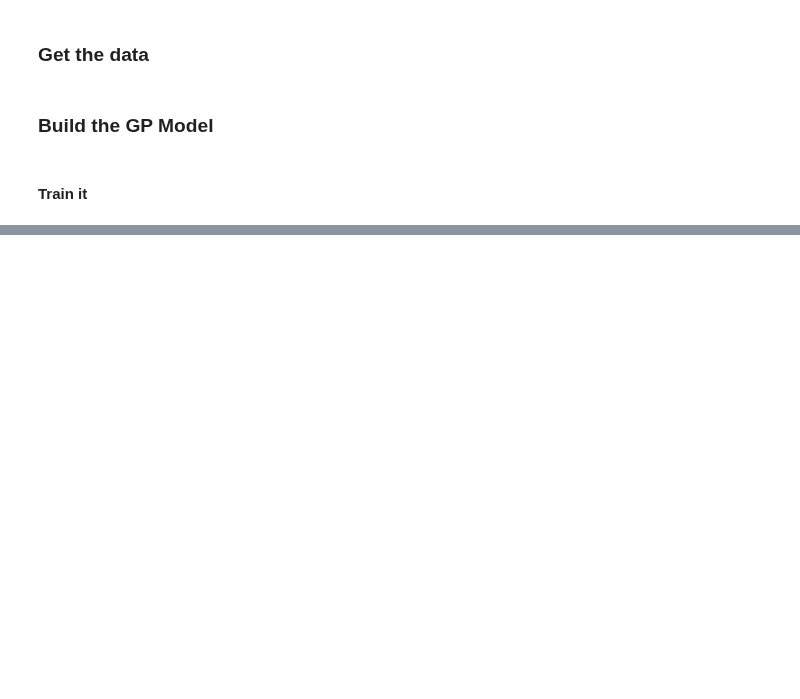
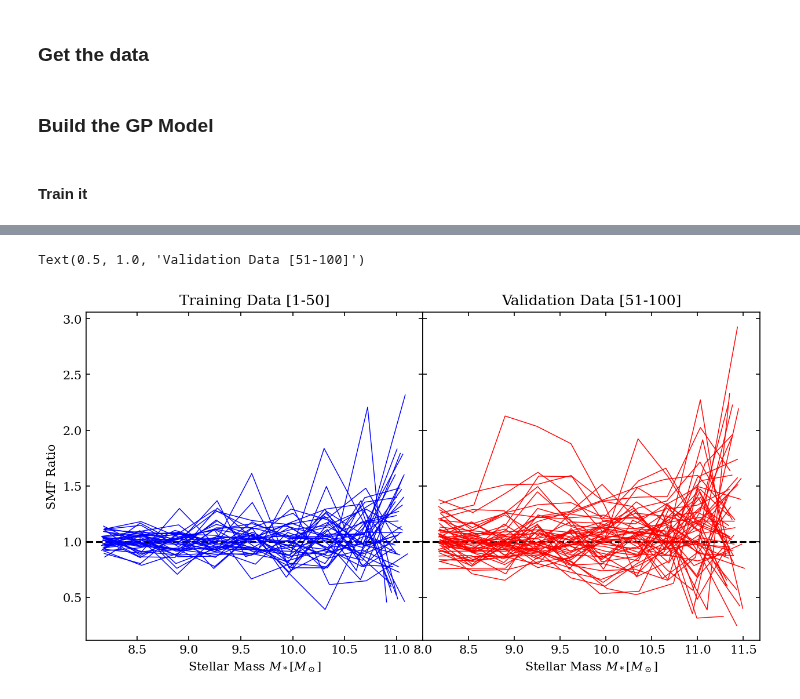
Before and after one commit to fgmaion/MTNG-resims, a Jupyter notebook: Notebooks/GP.ipynb, the cells around one changed output, grey strips where cells are left out. Cells and saved outputs as stored; diff of their text form; code cells hidden in the pictures; blank space fills up the shorter version.

```diff
--- a/Notebooks/GP.ipynb
+++ b/Notebooks/GP.ipynb
@@ -169,0 +281,39 @@ Text(0, 0.5, 'SMF')
+# %%
+with torch.no_grad():
+    # Initialize plot
+    f, ax = plt.subplots(1, 2, figsize=(10, 5), dpi=150, sharey=True)
+
+    plt.subplots_adjust(wspace=0, hspace=0)
+
+    # Get upper and lower confidence bounds
+    lower1, upper1 = observed_pred1.confidence_region()
+    lower2, upper2 = observed_pred2.confidence_region()
+    # Plot training data as black stars
+    ax[0].axhline(1, color='k', ls='--')
+    ax[1].axhline(1, color='k', ls='--')
+
+    for i in range(40):
+        with torch.no_grad(), gpytorch.settings.fast_pred_var():
+            test_x1 = torch.asarray(pars(train_sel[i], np.log10(smf[train_sel[i]]['mstar'][:-5])), dtype=torch.float)
+            observed_pred1 = likelihood(model(test_x1))
+            lower1, upper1 = observed_pred1.confidence_region()
+
+        ax[0].plot(np.log10(smf[train_sel[i]]['mstar'][:-5]),  smf[train_sel[i]]['smf'][:-5] / 10**observed_pred1.mean.numpy(), color='b', lw=0.7)
+
+    for i in range(60):
+        with torch.no_grad(), gpytorch.settings.fast_pred_var():
+            test_x2 = torch.asarray(pars(test_sel[i], np.log10(smf[test_sel[i]]['mstar'][:-4])), dtype=torch.float)
+            observed_pred2 = likelihood(model(test_x2))
+            lower2, upper2 = observed_pred2.confidence_region()
+
+        ax[1].plot(np.log10(smf[test_sel[i]]['mstar'][:-4]), smf[test_sel[i]]['smf'][:-4] / 10**observed_pred2.mean.numpy(), color='r', lw=0.7)
+
+ax[0].set_ylabel('SMF Ratio')
+ax[0].set_xlabel('Stellar Mass $M_*[M_\odot]$')
+ax[1].set_xlabel('Stellar Mass $M_*[M_\odot]$')
+
+ax[0].set_title('Training Data [1-50]')
+ax[1].set_title('Validation Data [51-100]')
+# %% [output]
+Text(0.5, 1.0, 'Validation Data [51-100]')
+[figure, added]
```
Also changed, not shown: parts of 22 cells of this notebook.
